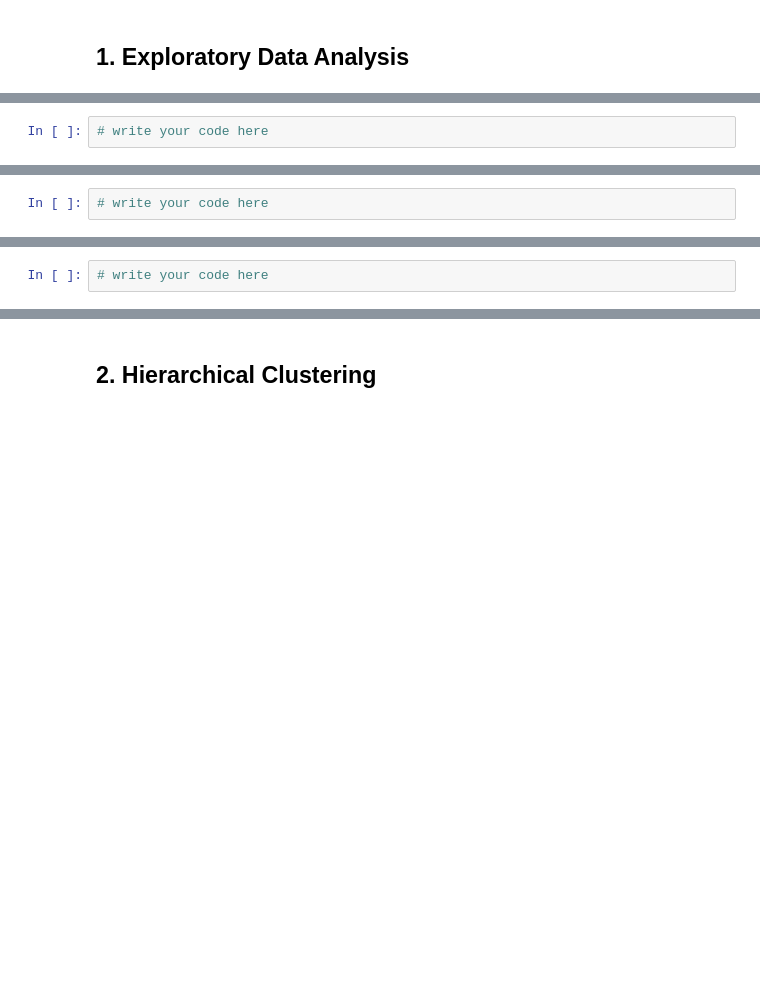
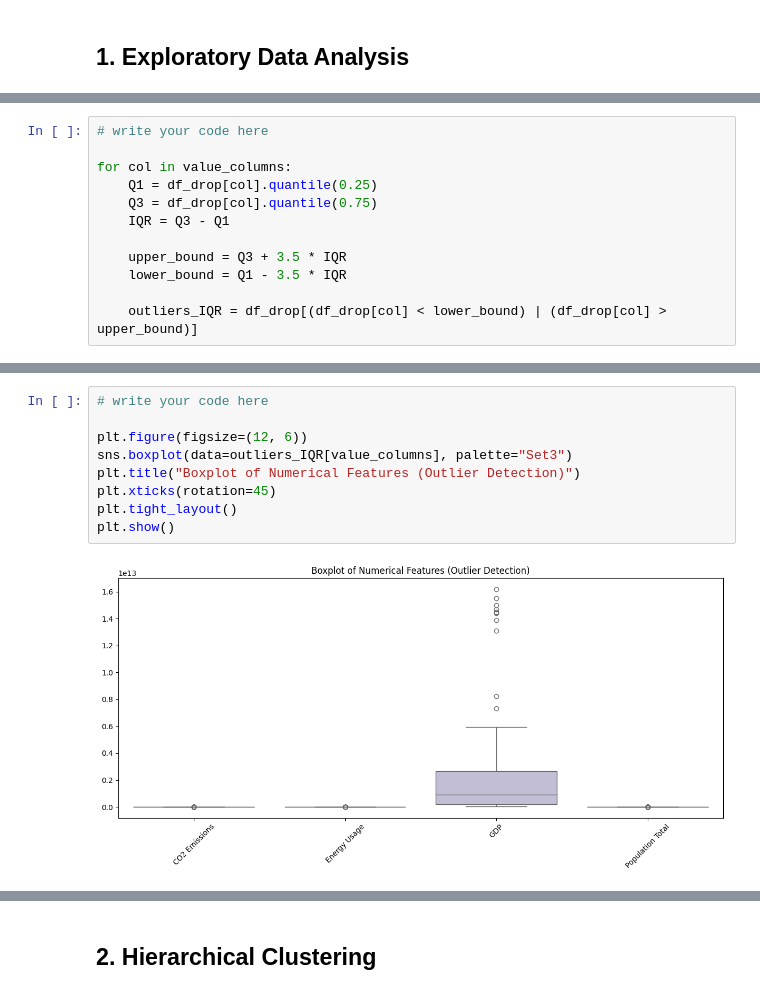
Before and after one commit to spicemove/Data_Science, a Jupyter notebook: Learning/Day 2/In-Class Lab Exercise Day 2.ipynb, the cells around one changed output, grey strips where cells are left out. Drawn from its saved outputs; the diff is of its cells as text; blank space fills up the shorter version.

```diff
--- a/Learning/Day 2/In-Class Lab Exercise Day 2.ipynb
+++ b/Learning/Day 2/In-Class Lab Exercise Day 2.ipynb
@@ -156,8 +263,18 @@ Load the csv file and print the first five observations.
         </td>
     </tr>
 </table>
-# %%
-# write your code here
+# %%
+# write your code here
+
+for col in value_columns:
+    Q1 = df_drop[col].quantile(0.25)
+    Q3 = df_drop[col].quantile(0.75)
+    IQR = Q3 - Q1
+
+    upper_bound = Q3 + 3.5 * IQR
+    lower_bound = Q1 - 3.5 * IQR
+
+    outliers_IQR = df_drop[(df_drop[col] < lower_bound) | (df_drop[col] > upper_bound)]
 # %% [markdown]
 <table align="left">
     <tr>
@@ -173,8 +290,17 @@ Load the csv file and print the first five observations.
         </td>
     </tr>
 </table>
-# %%
-# write your code here
+# %%
+# write your code here
+
+plt.figure(figsize=(12, 6))
+sns.boxplot(data=outliers_IQR[value_columns], palette="Set3")
+plt.title("Boxplot of Numerical Features (Outlier Detection)")
+plt.xticks(rotation=45)
+plt.tight_layout()
+plt.show()
+# %% [output]
+[figure, added]
 # %% [markdown]
 <table align="left">
     <tr>
@@ -190,5 +316,3 @@ Load the csv file and print the first five observations.
         </td>
     </tr>
 </table>
-# %%
-# write your code here
```
Also changed, not shown: parts of 37 cells of this notebook.
